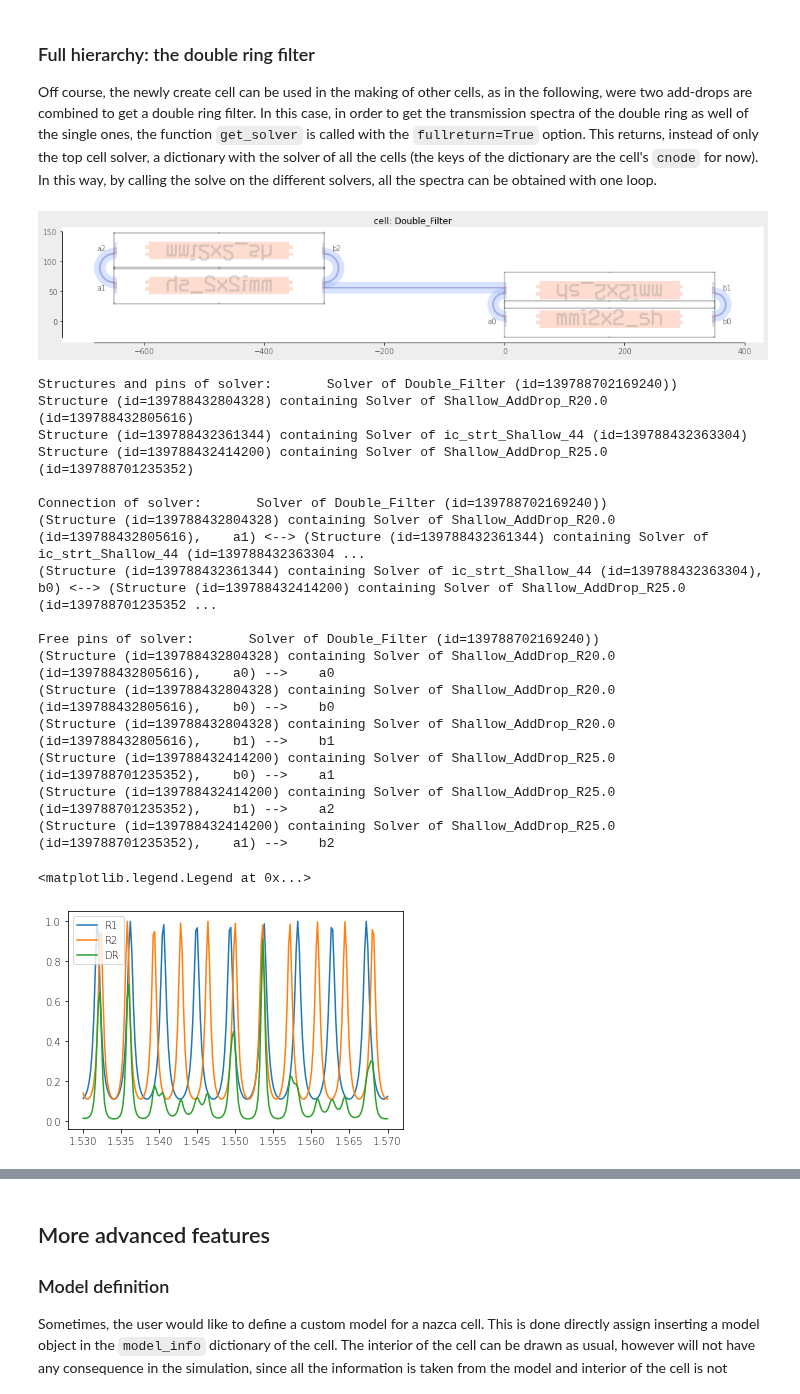
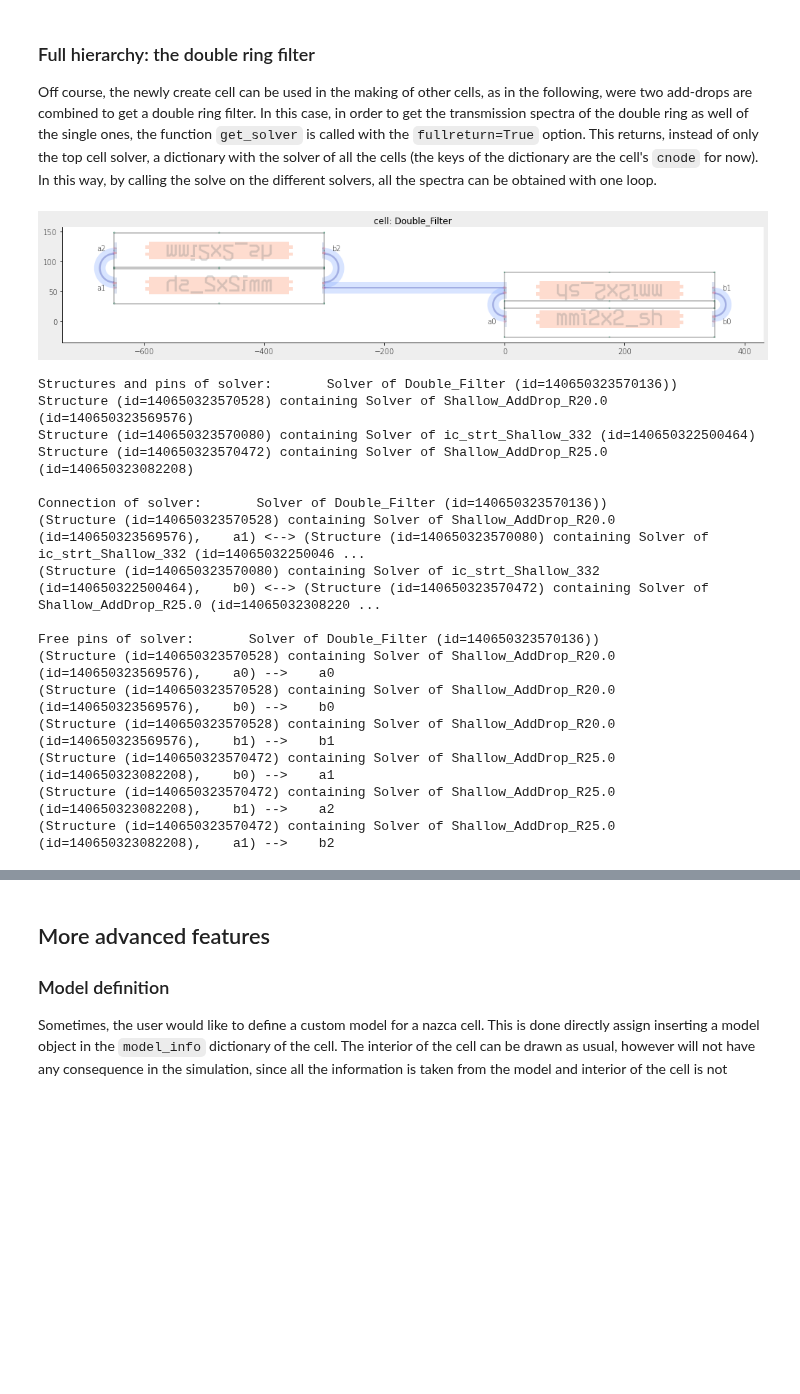
Before and after one commit to mpasson/lekkersim, a Jupyter notebook: Docs/jupyter/Nazca Integration.ipynb, the cells around one changed output, grey strips where cells are left out. Drawn from its saved outputs; the diff is of its cells as text; code cells hidden in the pictures; blank space fills up the shorter version.

```diff
--- a/Docs/jupyter/Nazca Integration.ipynb
+++ b/Docs/jupyter/Nazca Integration.ipynb
@@ -91,64 +91,44 @@ plt.plot(wl_l,[t[3] for t in res_l])
 ### Full hierarchy: the double ring filter
 Off course, the newly create cell can be used in the making of other cells, as in the following, were two add-drops are combined to get a double ring filter. In this case, in order to get the transmission spectra of the double ring as well of the single ones, the function `get_solver` is called with the `fullreturn=True` option. This returns, instead of only the top cell solver, a dictionary with the solver of all the cells (the keys of the dictionary are the cell's `cnode` for now). In this way, by calling the solve on the different solvers, all the spectra can be obtained with one loop.
 # %%
-ad_R10=add_drop(20.0)
-ad_R12=add_drop(25.0)
+ad_R10 = add_drop(20.0)
+ad_R12 = add_drop(25.0)
 
 with nd.Cell(name='Double_Filter') as DF:
-    r1=ad_R10.put()
+    r1 = ad_R10.put()
     demo.shallow.strt(300.0).put(r1.pin['a1'])
-    r2=ad_R12.put(flip=True)
+    r2 = ad_R12.put(flip=True)
 
-    nd.Pin('a0',pin=r1.pin['a0']).put()
-    nd.Pin('a1',pin=r2.pin['b0']).put()
-    nd.Pin('a2',pin=r2.pin['b1']).put()
-    nd.Pin('b0',pin=r1.pin['b0']).put()
-    nd.Pin('b1',pin=r1.pin['b1']).put()
-    nd.Pin('b2',pin=r2.pin['a1']).put()
+    nd.Pin('a0', pin=r1.pin['a0']).put()
+    nd.Pin('a1', pin=r2.pin['b0']).put()
+    nd.Pin('a2', pin=r2.pin['b1']).put()
+    nd.Pin('b0', pin=r1.pin['b0']).put()
+    nd.Pin('b1', pin=r1.pin['b1']).put()
+    nd.Pin('b2', pin=r2.pin['a1']).put()
 
 
 nd.export_plt(topcells=DF)
 
-sol=nd.get_solver(DF, fullreturn=True)
+sol = nd.get_solver(DF, fullreturn=True)
 
 sol[DF.cnode].show_structures()
 sol[DF.cnode].show_connections()
 sol[DF.cnode].show_free_pins()
-
-
-
-
-wl_l=np.linspace(1.53,1.57,201)
-res_l=[]
-for wl in wl_l:
-    R1=sol[ad_R10.cnode].solve(wl=wl)
-    R2=sol[ad_R12.cnode].solve(wl=wl)
-    mod=sol[DF.cnode].solve(wl=wl)
-    res_l.append((R1.get_T('a0','a1'),R2.get_T('a0','a1'),mod.get_T('a0','b2')))
-
-
-plt.figure()
-plt.plot(wl_l,[t[0] for t in res_l], label='R1')
-plt.plot(wl_l,[t[1] for t in res_l], label='R2')
-plt.plot(wl_l,[t[2] for t in res_l], label='DR')
-plt.legend()
 # %% [output]
-[figure, old version]
+[figure, new version]
-Structures and pins of solver:       Solver of Double_Filter (id=139788702169240))
-Structure (id=139788432804328) containing Solver of Shallow_AddDrop_R20.0 (id=139788432805616)
-Structure (id=139788432361344) containing Solver of ic_strt_Shallow_44 (id=139788432363304)
-Structure (id=139788432414200) containing Solver of Shallow_AddDrop_R25.0 (id=139788701235352)
+Structures and pins of solver:       Solver of Double_Filter (id=140650323570136))
+Structure (id=140650323570528) containing Solver of Shallow_AddDrop_R20.0 (id=140650323569576)
+Structure (id=140650323570080) containing Solver of ic_strt_Shallow_332 (id=140650322500464)
+Structure (id=140650323570472) containing Solver of Shallow_AddDrop_R25.0 (id=140650323082208)
 
-Connection of solver:       Solver of Double_Filter (id=139788702169240))
-(Structure (id=139788432804328) containing Solver of Shallow_AddDrop_R20.0 (id=139788432805616),    a1) <--> (Structure (id=139788432361344) containing Solver of ic_strt_Shallow_44 (id=139788432363304 ...
-(Structure (id=139788432361344) containing Solver of ic_strt_Shallow_44 (id=139788432363304),    b0) <--> (Structure (id=139788432414200) containing Solver of Shallow_AddDrop_R25.0 (id=139788701235352 ...
+Connection of solver:       Solver of Double_Filter (id=140650323570136))
+(Structure (id=140650323570528) containing Solver of Shallow_AddDrop_R20.0 (id=140650323569576),    a1) <--> (Structure (id=140650323570080) containing Solver of ic_strt_Shallow_332 (id=14065032250046 ...
+(Structure (id=140650323570080) containing Solver of ic_strt_Shallow_332 (id=140650322500464),    b0) <--> (Structure (id=140650323570472) containing Solver of Shallow_AddDrop_R25.0 (id=14065032308220 ...
 
-Free pins of solver:       Solver of Double_Filter (id=139788702169240))
-(Structure (id=139788432804328) containing Solver of Shallow_AddDrop_R20.0 (id=139788432805616),    a0) -->    a0
-(Structure (id=139788432804328) containing Solver of Shallow_AddDrop_R20.0 (id=139788432805616),    b0) -->    b0
-(Structure (id=139788432804328) containing Solver of Shallow_AddDrop_R20.0 (id=139788432805616),    b1) -->    b1
-(Structure (id=139788432414200) containing Solver of Shallow_AddDrop_R25.0 (id=139788701235352),    b0) -->    a1
-(Structure (id=139788432414200) containing Solver of Shallow_AddDrop_R25.0 (id=139788701235352),    b1) -->    a2
-(Structure (id=139788432414200) containing Solver of Shallow_AddDrop_R25.0 (id=139788701235352),    a1) -->    b2
+Free pins of solver:       Solver of Double_Filter (id=140650323570136))
+(Structure (id=140650323570528) containing Solver of Shallow_AddDrop_R20.0 (id=140650323569576),    a0) -->    a0
+(Structure (id=140650323570528) containing Solver of Shallow_AddDrop_R20.0 (id=140650323569576),    b0) -->    b0
+(Structure (id=140650323570528) containing Solver of Shallow_AddDrop_R20.0 (id=140650323569576),    b1) -->    b1
+(Structure (id=140650323570472) containing Solver of Shallow_AddDrop_R25.0 (id=140650323082208),    b0) -->    a1
+(Structure (id=140650323570472) containing Solver of Shallow_AddDrop_R25.0 (id=140650323082208),    b1) -->    a2
+(Structure (id=140650323570472) containing Solver of Shallow_AddDrop_R25.0 (id=140650323082208),    a1) -->    b2
-<matplotlib.legend.Legend at 0x...>
-[figure, removed]
```
Also changed, not shown: parts of 9 cells of this notebook, 6 other files.
